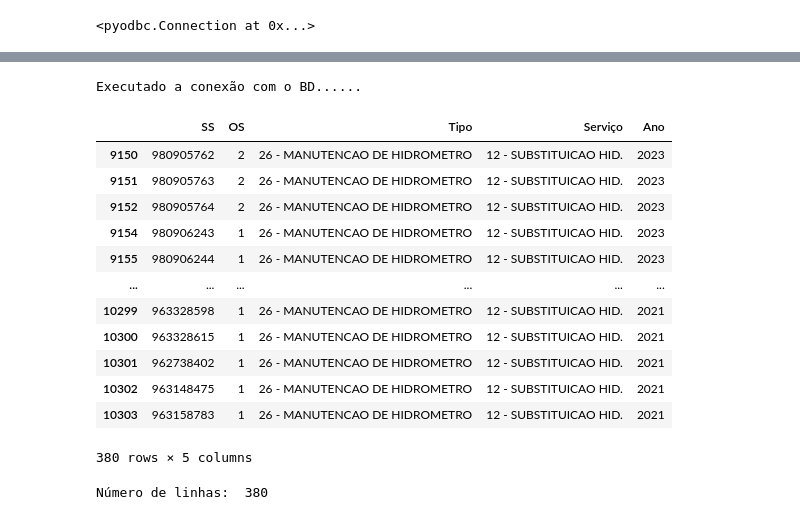
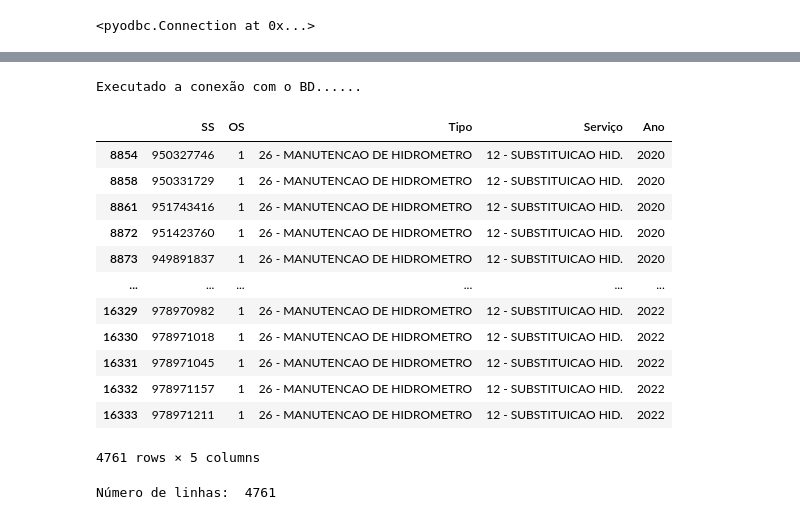
Before and after one commit to gleisson-santos/Extracao-de-dados-Selenium-BD, a Jupyter notebook: Insumos_HDs.ipynb, the cells around one changed output, grey strips where cells are left out. Cells and saved outputs as stored; diff of their text form; code cells hidden in the pictures.

```diff
--- a/Insumos_HDs.ipynb
+++ b/Insumos_HDs.ipynb
@@ -65,37 +66,44 @@ Executado a conexão com o BD......
 # %%
+import numpy as np
+
 #df = pd.read_sql('SELECT * FROM [Hds700]', executar_conexao_bd())
 df = pd.read_sql('SELECT * FROM Hds700', executar_conexao_bd())
 df = pd.DataFrame(df, columns = ['SS', 'OS','Tipo', 'Serviço','Ano'])
 #df = df.astype(str)
 
 # Filtra as linhas onde "Tipo" é igual a "26 - MANUTENCAO DE HIDROMETRO" e "Serviço" é igual a "12 - SUBSTITUICAO HID." OU "766 - REV HIDROMETRO PARADO"
 #df = df.loc[(df['Tipo'] == '26 - MANUTENCAO DE HIDROMETRO') & ((df['Serviço'] == '12 - SUBSTITUICAO HID.') | (df['Serviço'] == '766 - REV HIDROMETRO PARADO') | (df['Serviço'] == '194 - SUBST HD VOLUMETRICO'))]
 df = df.loc[(df['Tipo'] == '26 - MANUTENCAO DE HIDROMETRO') & ((df['Serviço'] == '12 - SUBSTITUICAO HID.') | (df['Serviço'] == '194 - SUBST HD VOLUMETRICO'))]
 
-df = df.iloc[120:500, :]
+df1 = df.iloc[170:500, :]
+
+df2 = df.iloc[500:1000, :]
+df3 = df.iloc[1000:1500, :]
+df4 = df.iloc[1500:2000, :]
+
 
 # Seleciona apenas a coluna "Serviço"
-#df = df.head(50)
+#df = df.head(60)
 
 display(df)
 n_linhas = len(df)
 print("Número de linhas: ", n_linhas)
 # %% [output]
 Executado a conexão com o BD......
 |  | SS | OS | Tipo | Serviço | Ano |
-| 9150 | 980905762 | 2 | 26 - MANUTENCAO DE HIDROMETRO | 12 - SUBSTITUICAO HID. | 2023 |
-| 9151 | 980905763 | 2 | 26 - MANUTENCAO DE HIDROMETRO | 12 - SUBSTITUICAO HID. | 2023 |
-| 9152 | 980905764 | 2 | 26 - MANUTENCAO DE HIDROMETRO | 12 - SUBSTITUICAO HID. | 2023 |
-| 9154 | 980906243 | 1 | 26 - MANUTENCAO DE HIDROMETRO | 12 - SUBSTITUICAO HID. | 2023 |
-| 9155 | 980906244 | 1 | 26 - MANUTENCAO DE HIDROMETRO | 12 - SUBSTITUICAO HID. | 2023 |
+| 8854 | 950327746 | 1 | 26 - MANUTENCAO DE HIDROMETRO | 12 - SUBSTITUICAO HID. | 2020 |
+| 8858 | 950331729 | 1 | 26 - MANUTENCAO DE HIDROMETRO | 12 - SUBSTITUICAO HID. | 2020 |
+| 8861 | 951743416 | 1 | 26 - MANUTENCAO DE HIDROMETRO | 12 - SUBSTITUICAO HID. | 2020 |
+| 8872 | 951423760 | 1 | 26 - MANUTENCAO DE HIDROMETRO | 12 - SUBSTITUICAO HID. | 2020 |
+| 8873 | 949891837 | 1 | 26 - MANUTENCAO DE HIDROMETRO | 12 - SUBSTITUICAO HID. | 2020 |
 | ... | ... | ... | ... | ... | ... |
-| 10299 | 963328598 | 1 | 26 - MANUTENCAO DE HIDROMETRO | 12 - SUBSTITUICAO HID. | 2021 |
-| 10300 | 963328615 | 1 | 26 - MANUTENCAO DE HIDROMETRO | 12 - SUBSTITUICAO HID. | 2021 |
-| 10301 | 962738402 | 1 | 26 - MANUTENCAO DE HIDROMETRO | 12 - SUBSTITUICAO HID. | 2021 |
-| 10302 | 963148475 | 1 | 26 - MANUTENCAO DE HIDROMETRO | 12 - SUBSTITUICAO HID. | 2021 |
-| 10303 | 963158783 | 1 | 26 - MANUTENCAO DE HIDROMETRO | 12 - SUBSTITUICAO HID. | 2021 |
+| 16329 | 978970982 | 1 | 26 - MANUTENCAO DE HIDROMETRO | 12 - SUBSTITUICAO HID. | 2022 |
+| 16330 | 978971018 | 1 | 26 - MANUTENCAO DE HIDROMETRO | 12 - SUBSTITUICAO HID. | 2022 |
+| 16331 | 978971045 | 1 | 26 - MANUTENCAO DE HIDROMETRO | 12 - SUBSTITUICAO HID. | 2022 |
+| 16332 | 978971157 | 1 | 26 - MANUTENCAO DE HIDROMETRO | 12 - SUBSTITUICAO HID. | 2022 |
+| 16333 | 978971211 | 1 | 26 - MANUTENCAO DE HIDROMETRO | 12 - SUBSTITUICAO HID. | 2022 |
-380 rows × 5 columns
+4761 rows × 5 columns
-Número de linhas:  380
+Número de linhas:  4761
 # %%
 #Inicinado automação / abrindo navegador
 options = Options()
```
Also changed, not shown: parts of 11 cells of this notebook, 2 other files.
